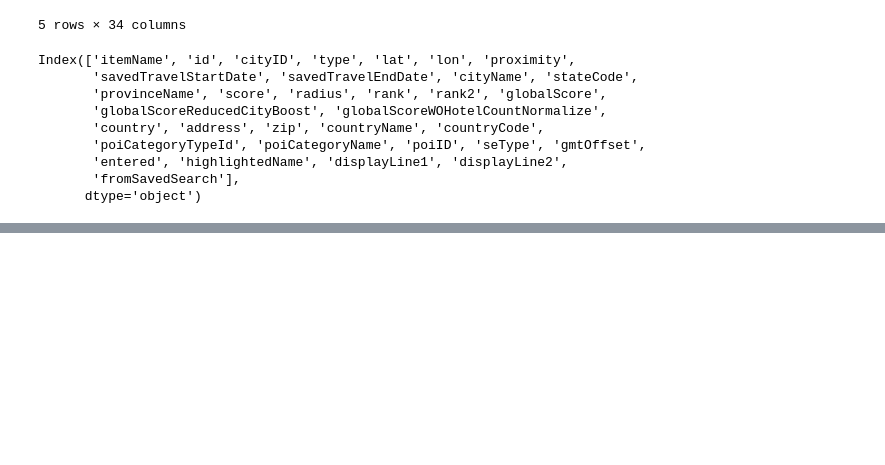
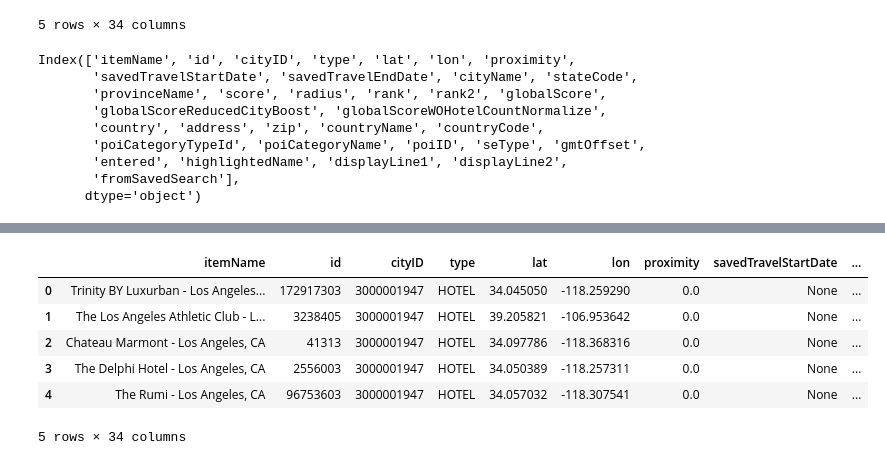
Before and after one commit to tayloresque/Project3_Group4, a Jupyter notebook: CAT working code.ipynb, the cells around one changed output, grey strips where cells are left out. Saved outputs shown, nothing was run; the diff lists cells and outputs as text; code cells hidden in the pictures; blank space fills up the shorter version.

```diff
--- a/CAT working code.ipynb
+++ b/CAT working code.ipynb
@@ -108,0 +158,14 @@ SFhotel_data_select
+# %%
+dictionary_data = json.loads(response.text)
+
+LAhotel_data = pd.DataFrame(dictionary_data)
+
+LAhotel_data.head()
+# %% [output]
+|  | itemName | id | cityID | type | lat | lon | proximity | savedTravelStartDate | ... |
+| 0 | Trinity BY Luxurban - Los Angeles... | 172917303 | 3000001947 | HOTEL | 34.045050 | -118.259290 | 0.0 | None | ... |
+| 1 | The Los Angeles Athletic Club - L... | 3238405 | 3000001947 | HOTEL | 39.205821 | -106.953642 | 0.0 | None | ... |
+| 2 | Chateau Marmont - Los Angeles, CA | 41313 | 3000001947 | HOTEL | 34.097786 | -118.368316 | 0.0 | None | ... |
+| 3 | The Delphi Hotel - Los Angeles, CA | 2556003 | 3000001947 | HOTEL | 34.050389 | -118.257311 | 0.0 | None | ... |
+| 4 | The Rumi - Los Angeles, CA | 96753603 | 3000001947 | HOTEL | 34.057032 | -118.307541 | 0.0 | None | ... |
+5 rows × 34 columns
```
Also changed, not shown: parts of 10 cells of this notebook.
